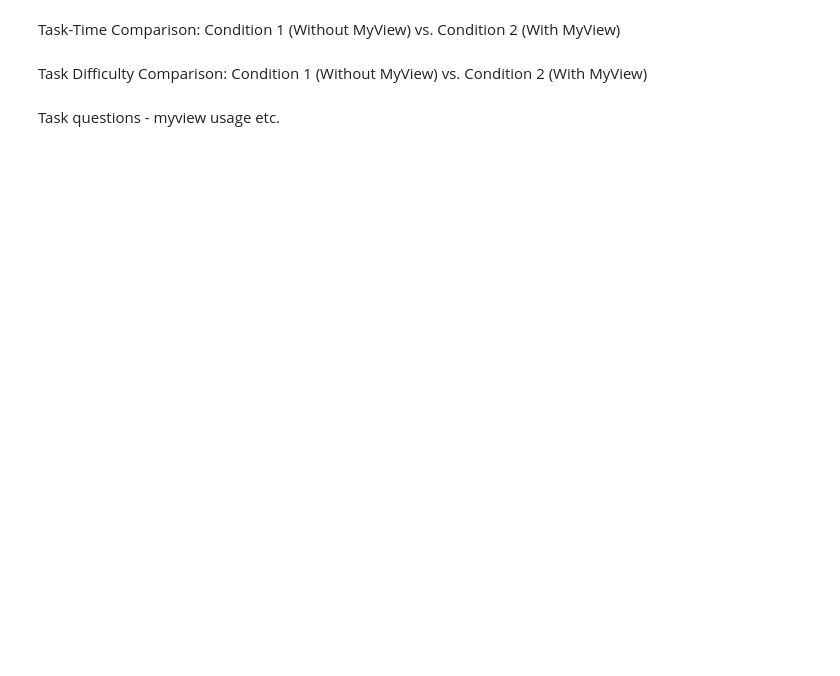
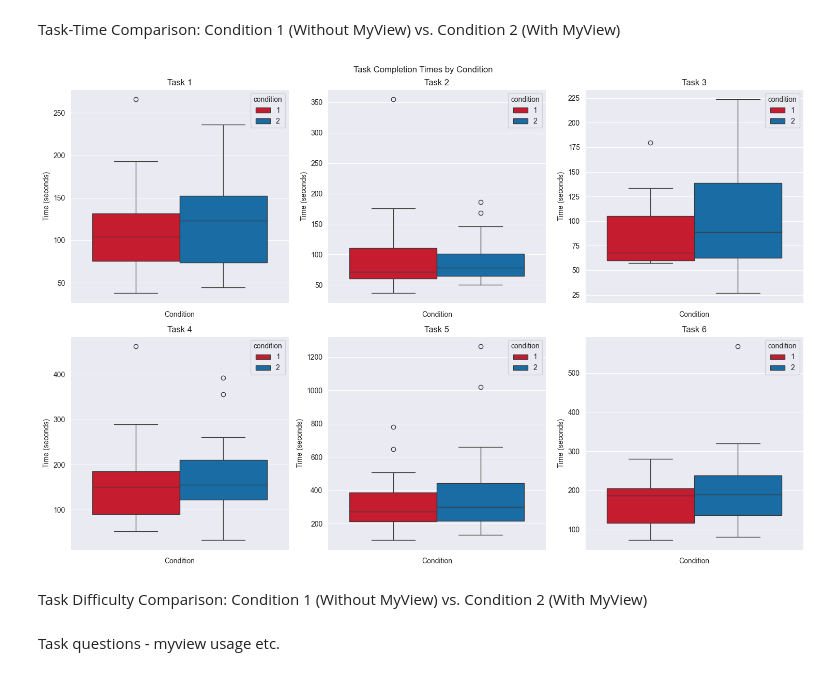
Before and after one commit to pinkstegosaurus99/plot_visualization, a Jupyter notebook: plotting.ipynb, the cells around one changed output. Cells and saved outputs as stored; diff of their text form; code cells hidden in the pictures; blank space fills up the shorter version.

```diff
--- a/plotting.ipynb
+++ b/plotting.ipynb
@@ -591,5 +872,25 @@ Task Success Ratio
 # %% [markdown]
 Task-Time Comparison: Condition 1 (Without MyView) vs. Condition 2 (With MyView)
+# %%
+# Task-Time Comparison: Condition 1 vs. Condition 2
+fig, axes = plt.subplots(2, 3, figsize=(15, 10))
+fig.suptitle('Task Completion Times by Condition')
+
+tasks = ['task1', 'task2', 'task3', 'task4', 'task5', 'task6']
+for i, task in enumerate(tasks):
+    row = i // 3
+    col = i % 3
+    time_col = f'time_{task}'
+    sns.boxplot(data=full_data, hue='condition', y=time_col, ax=axes[row, col], palette=colours[:2])
+    axes[row, col].set_title(f'Task {i+1}')
+    axes[row, col].set_xlabel('Condition')
+    axes[row, col].set_ylabel('Time (seconds)')
+
+plt.tight_layout()
+plt.savefig('images/task_time_comparison.png', dpi=150)
+plt.show()
+# %% [output]
+[figure, added]
 # %% [markdown]
 Task Difficulty Comparison: Condition 1 (Without MyView) vs. Condition 2 (With MyView)
 # %% [markdown]
```
Also changed, not shown: parts of 29 cells of this notebook.
